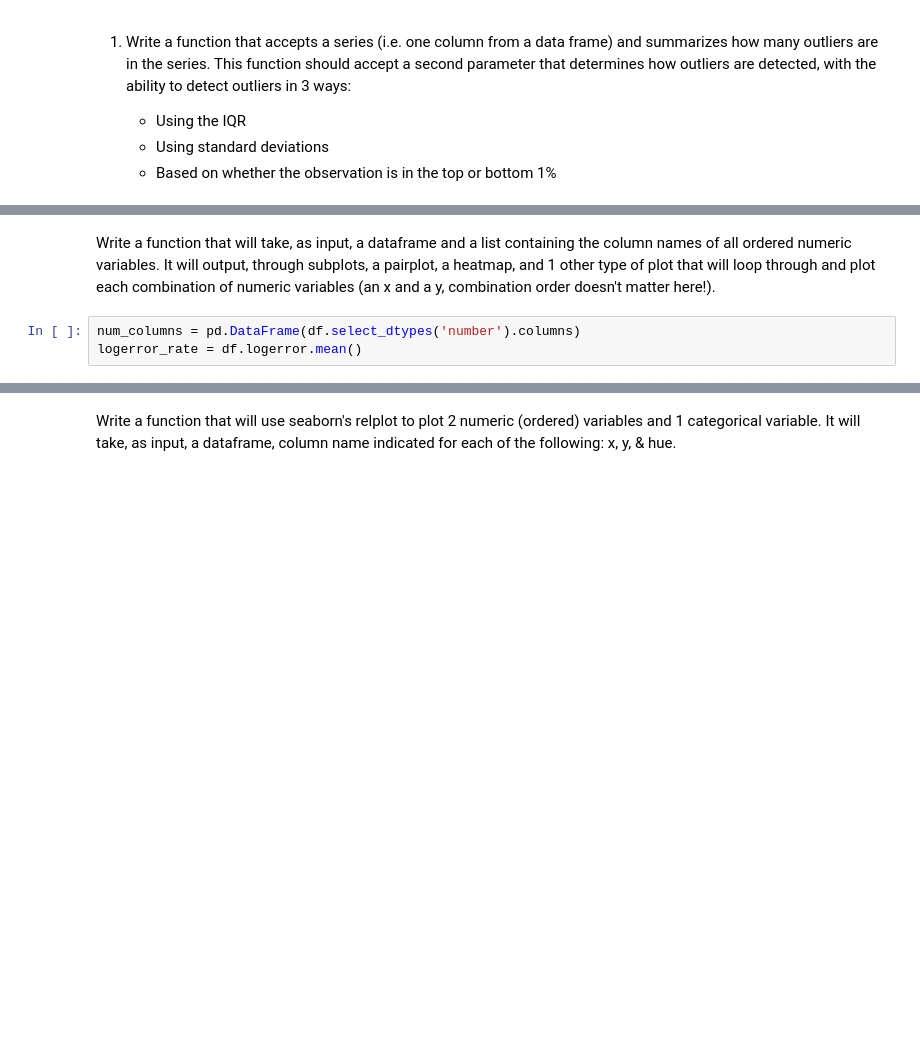
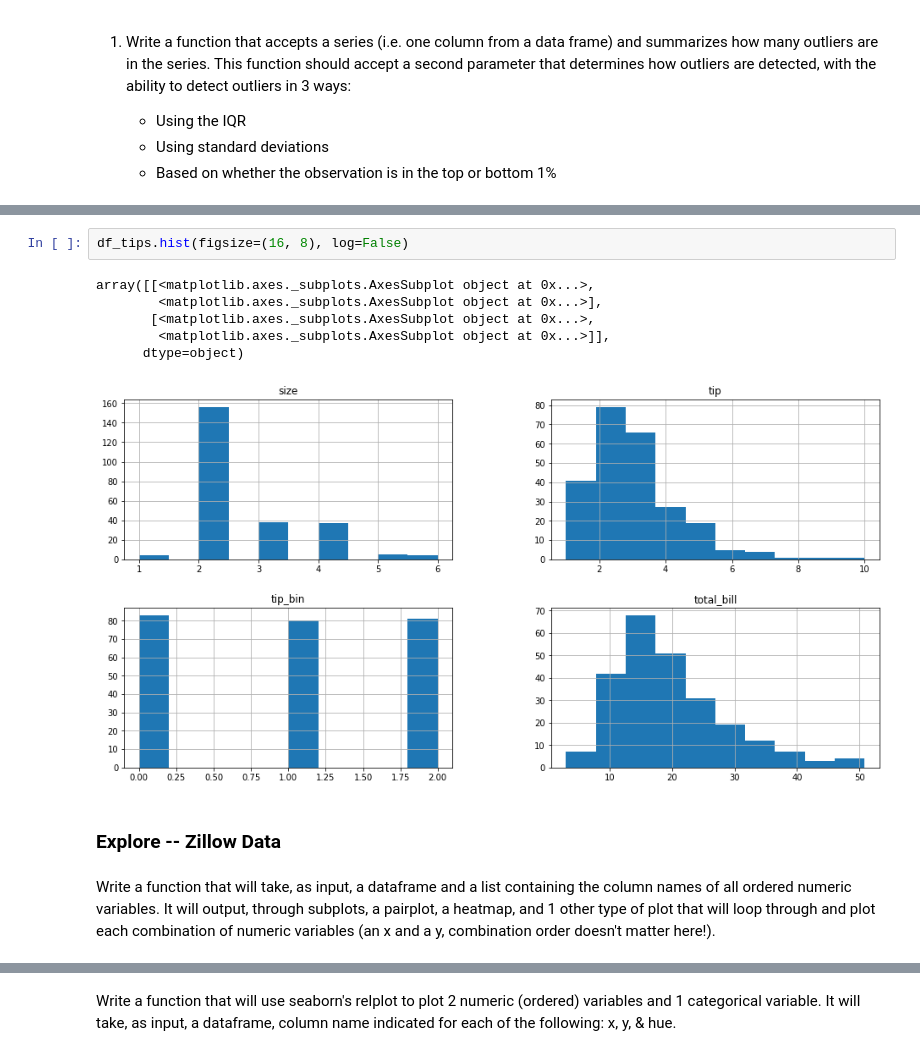
Before and after one commit to escalante-eric/ds-methodologies-exercises, a Jupyter notebook: Clustering/explore_zillow.ipynb, the cells around one changed output, grey strips where cells are left out. Saved outputs shown, nothing was run; the diff lists cells and outputs as text; blank space fills up the shorter version.

```diff
--- a/Clustering/explore_zillow.ipynb
+++ b/Clustering/explore_zillow.ipynb
@@ -99,5 +254,13 @@ def summarize_outliers():
+# %%
+df_tips.hist(figsize=(16, 8), log=False)
+# %% [output]
+array([[<matplotlib.axes._subplots.AxesSubplot object at 0x...>,
+        <matplotlib.axes._subplots.AxesSubplot object at 0x...>],
+       [<matplotlib.axes._subplots.AxesSubplot object at 0x...>,
+        <matplotlib.axes._subplots.AxesSubplot object at 0x...>]],
+      dtype=object)
+[figure, added]
+# %% [markdown]
+### Explore -- Zillow Data
 # %% [markdown]
 Write a function that will take, as input, a dataframe and a list containing the column names of all ordered numeric variables. It will output, through subplots, a pairplot, a heatmap, and 1 other type of plot that will loop through and plot each combination of numeric variables (an x and a y, combination order doesn't matter here!).
-# %%
-num_columns = pd.DataFrame(df.select_dtypes('number').columns)
-logerror_rate = df.logerror.mean()
```
Also changed, not shown: parts of 77 cells of this notebook, 1 other file.
